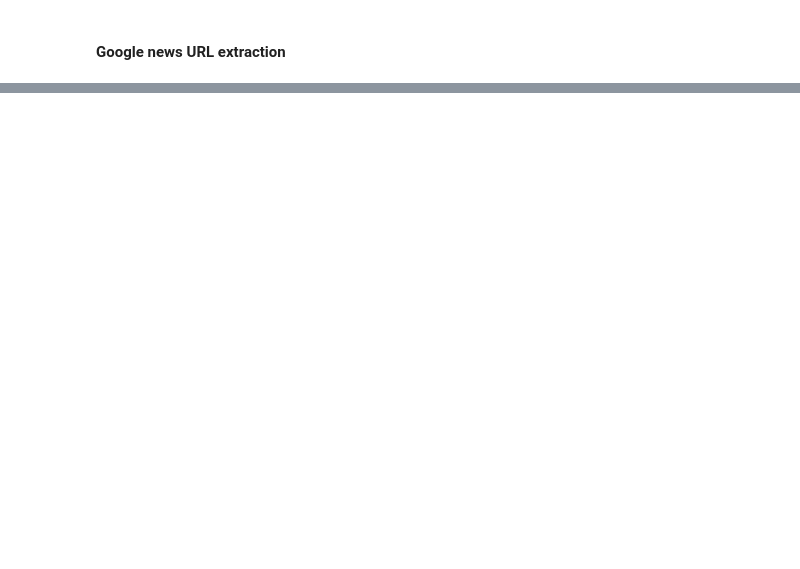
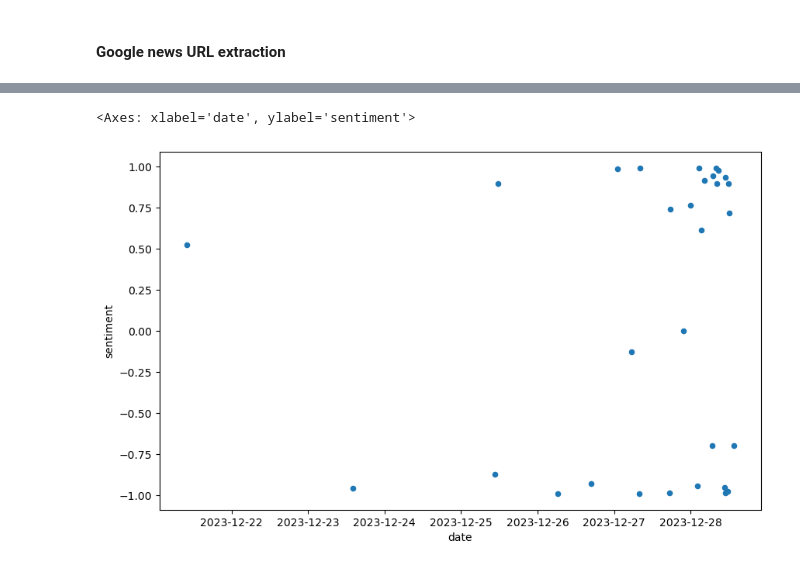
Before and after one commit to jonedamas/master_thesis, a Jupyter notebook: Pipeline/Data Mining/testing.ipynb, the cells around one changed output, grey strips where cells are left out. Drawn from its saved outputs; the diff is of its cells as text; code cells hidden in the pictures; blank space fills up the shorter version.

```diff
--- a/Pipeline/Data Mining/testing.ipynb
+++ b/Pipeline/Data Mining/testing.ipynb
@@ -42,0 +44,24 @@ df.to_json('data.json', indent=1)
+# %%
+import nltk
+from nltk.sentiment.vader import SentimentIntensityAnalyzer
+# Create SentimentIntensityAnalyzer object
+
+df = df.dropna()
+# Remove tz from date column
+
+df.index = [i.replace(tzinfo=None) for i in df['date']]
+
+# remove index 4
+df = df.drop(df.index[5])
+
+# sort by date
+df = df.sort_index()
+
+sid = SentimentIntensityAnalyzer()
+
+# Create list of sentiment scores
+sentiment_scores = [sid.polarity_scores(article)['compound'] for article in df['text']]
+df['sentiment'] = sentiment_scores
+
+# Display df
+display(df)
@@ -42,0 +86,7 @@ df.to_json('data.json', indent=1)
+# %%
+from matplotlib import pyplot as plt
+
+df.plot(kind='scatter', x='date', y='sentiment', figsize=(10, 6))
+# %% [output]
+<Axes: xlabel='date', ylabel='sentiment'>
+[figure, added]
```
Also changed, not shown: parts of 3 cells of this notebook, 6 other files.
